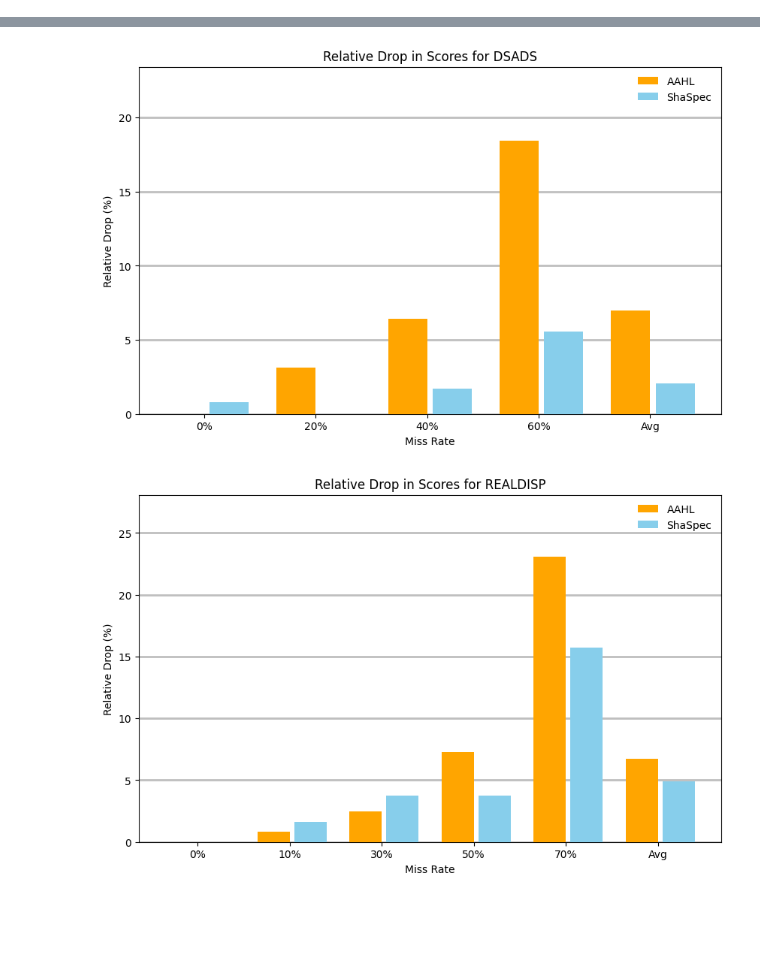
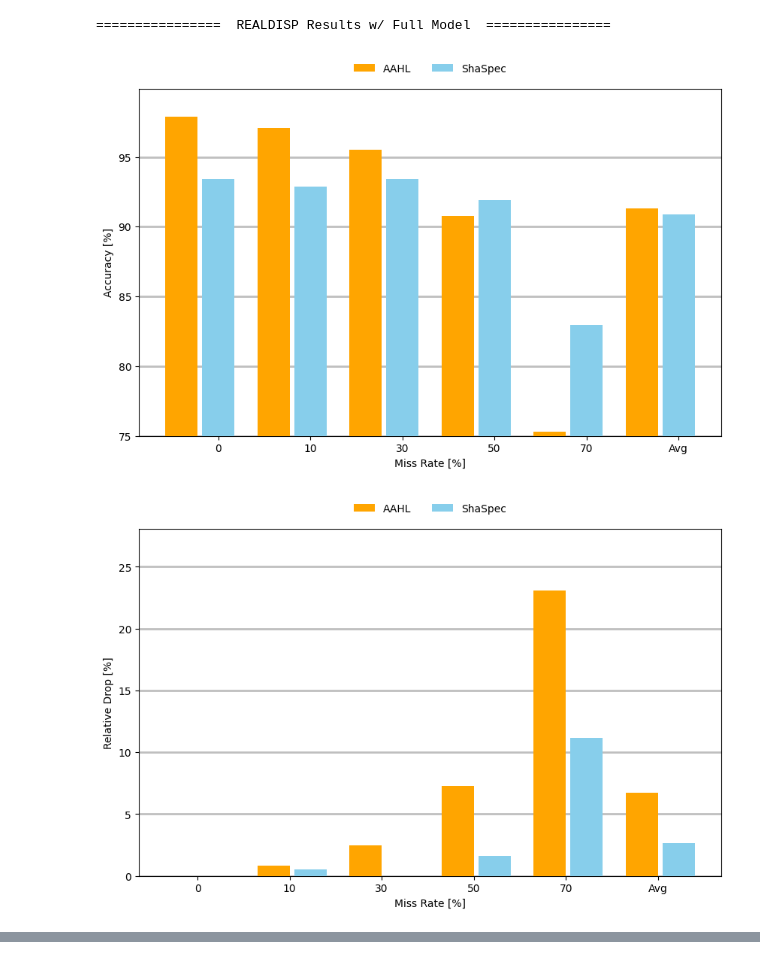
Before and after one commit to probstlukas/shaspec-har, a Jupyter notebook: plot_results.ipynb, the cells around one changed output, grey strips where cells are left out. Cells and saved outputs as stored; diff of their text form; code cells hidden in the pictures; blank space fills up the shorter version.

```diff
--- a/plot_results.ipynb
+++ b/plot_results.ipynb
@@ -59,0 +167,13 @@ plot_results_comparison(dataset, categories, AAHL_values, ShaSpec_values)
+# %%
+
+dataset = "REALDISP"
+categories_realdisp, ShaSpec_values_realdisp = get_shaspec_results(dataset, df_full_model)
+
+print("=" * 16, f" {dataset} Results w/ Full Model ", "=" * 16)
+plot_results_comparison(dataset, categories_realdisp, AAHL_acc_realdisp, ShaSpec_values_realdisp)
+plot_relative_drop_comparison(dataset, categories_realdisp, AAHL_acc_realdisp, ShaSpec_values_realdisp)
+plot_robustness_index_comparison(dataset, categories_realdisp, AAHL_acc_realdisp, ShaSpec_values_realdisp)
+# %% [output]
+================  REALDISP Results w/ Full Model  ================
+[figure, added]
+[figure, added]
@@ -105,20 +221,0 @@ def plot_relative_drop_comparison(dataset, categories, AAHL_values, ShaSpec_valu
-# %%
-# DSADS results
-dataset = "DSADS"
-categories = ['0%', '20%', '40%', '60%', 'Avg']
-AAHL_values = [93.4, 90.5, 87.4, 76.2, 86.9]
-ShaSpec_values = [86, 86.7, 85.2, 81.9, 84.9]
-
-plot_relative_drop_comparison(dataset, categories, AAHL_values, ShaSpec_values)
-# %% [output]
-[figure, removed]
-# %%
-# REALDISP results
-dataset = "REALDISP"
-categories = ['0%', '10%', '30%', '50%', '70%', 'Avg']
-AAHL_values = [97.9, 97.1, 95.5, 90.8, 75.3, 91.3]
-ShaSpec_values = [93.4, 91.9, 89.9, 89.9, 78.7, 88.8]
-
-plot_relative_drop_comparison(dataset, categories, AAHL_values, ShaSpec_values)
-# %% [output]
-[figure, removed]
```
Also changed, not shown: parts of 16 cells of this notebook.
